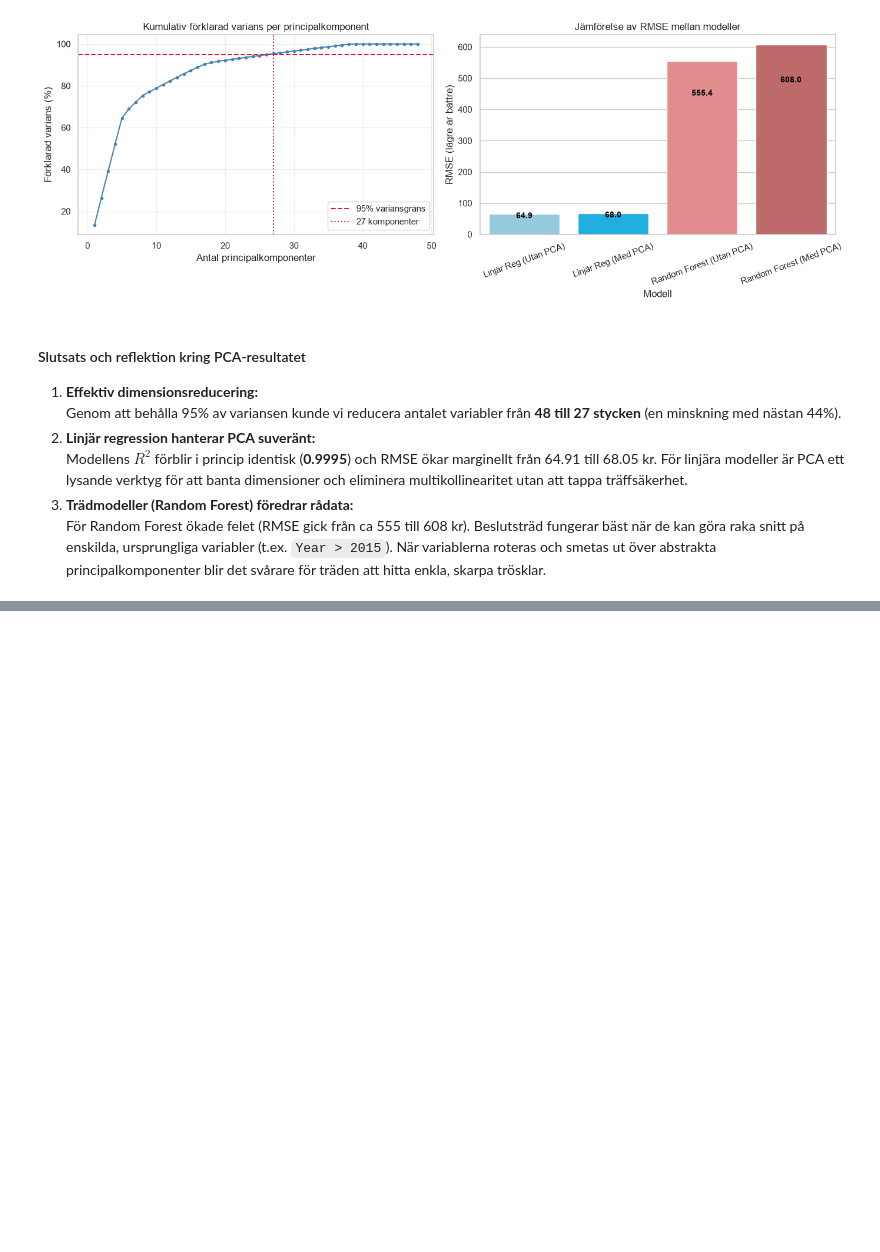
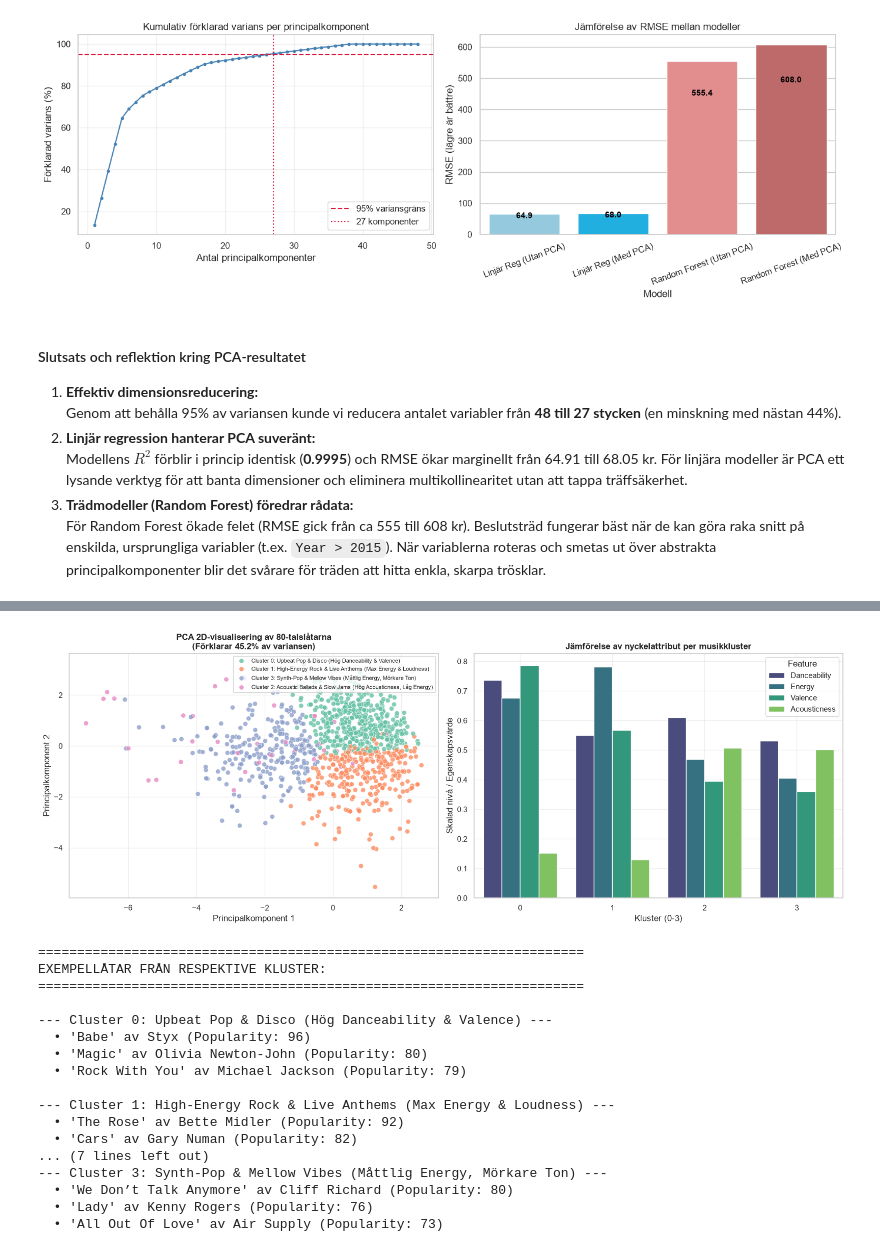
Before and after one commit to OskarUNLEASHED/-vningsuppgifter, a Jupyter notebook: Kunskapskontroll_1.ipynb, the cells around one changed output, grey strips where cells are left out. Drawn from its saved outputs; the diff is of its cells as text; code cells hidden in the pictures; blank space fills up the shorter version.

```diff
--- a/Kunskapskontroll_1.ipynb
+++ b/Kunskapskontroll_1.ipynb
@@ -1677,0 +1931,69 @@ JÄMFÖRELSE AV MODELLER MED OCH UTAN PCA
+# %%
+# 6. Visualisering: PCA i 2D samt representation av låtarna
+pca_spot = PCA(n_components=2, random_state=42)
+coords = pca_spot.fit_transform(X_audio_scaled)
+df_spotify["PC1"] = coords[:, 0]
+df_spotify["PC2"] = coords[:, 1]
+
+# Döpa klustren till musikaliska personas baserat på profilerna
+cluster_names = {
+    0: "Cluster 0: Upbeat Pop & Disco (Hög Danceability & Valence)",
+    1: "Cluster 1: High-Energy Rock & Live Anthems (Max Energy & Loudness)",
+    2: "Cluster 2: Acoustic Ballads & Slow Jams (Hög Acousticness, Låg Energy)",
+    3: "Cluster 3: Synth-Pop & Mellow Vibes (Måttlig Energy, Mörkare Ton)"
+}
+df_spotify["Persona"] = df_spotify["Cluster"].map(cluster_names)
+
+fig, axes = plt.subplots(1, 2, figsize=(16, 6))
+
+# Plot A: PCA 2D projektion
+sns.scatterplot(
+    data=df_spotify, x="PC1", y="PC2", hue="Persona",
+    palette="Set2", alpha=0.8, s=45, ax=axes[0]
+)
+axes[0].set_title(f"PCA 2D-visualisering av 80-talslåtarna\n(Förklarar {sum(pca_spot.explained_variance_ratio_)*100:.1f}% av variansen)", fontweight="bold")
+axes[0].set_xlabel("Principalkomponent 1")
+axes[0].set_ylabel("Principalkomponent 2")
+axes[0].legend(loc="upper right", fontsize=8)
+axes[0].grid(alpha=0.3)
+
+# Plot B: Jämförelse av tre nyckelegenskaper mellan klustren
+profile_plot = cluster_profiles[["Danceability", "Energy", "Valence", "Acousticness"]].reset_index()
+profile_plot_melted = profile_plot.melt(id_vars="Cluster", var_name="Feature", value_name="Värde")
+sns.barplot(data=profile_plot_melted, x="Cluster", y="Värde", hue="Feature", palette="viridis", ax=axes[1])
+axes[1].set_title("Jämförelse av nyckelattribut per musikkluster", fontweight="bold")
+axes[1].set_xlabel("Kluster (0-3)")
+axes[1].set_ylabel("Skalad nivå / Egenskapsvärde")
+axes[1].grid(alpha=0.3)
+
+plt.tight_layout()
+plt.show()
+
+# 7. Exempel på kända låtar från varje kluster
+print("=" * 70)
+print("EXEMPELLÅTAR FRÅN RESPEKTIVE KLUSTER:")
+print("=" * 70)
+for c in range(4):
+    sample_tracks = df_spotify[df_spotify["Cluster"] == c][["Track", "Artist", "Popularity"]].head(3)
+    print(f"\n--- {cluster_names[c]} ---")
+    for _, row in sample_tracks.iterrows():
+        print(f"  • '{row['Track']}' av {row['Artist']} (Popularity: {row['Popularity']})")
+# %% [output]
+[figure, added]
+======================================================================
+EXEMPELLÅTAR FRÅN RESPEKTIVE KLUSTER:
+======================================================================
+
+--- Cluster 0: Upbeat Pop & Disco (Hög Danceability & Valence) ---
+  • 'Babe' av Styx (Popularity: 96)
+  • 'Magic' av Olivia Newton-John (Popularity: 80)
+  • 'Rock With You' av Michael Jackson (Popularity: 79)
+
+--- Cluster 1: High-Energy Rock & Live Anthems (Max Energy & Loudness) ---
+  • 'The Rose' av Bette Midler (Popularity: 92)
+  • 'Cars' av Gary Numan (Popularity: 82)
+... (7 lines left out)
+--- Cluster 3: Synth-Pop & Mellow Vibes (Måttlig Energy, Mörkare Ton) ---
+  • 'We Don’t Talk Anymore' av Cliff Richard (Popularity: 80)
+  • 'Lady' av Kenny Rogers (Popularity: 76)
+  • 'All Out Of Love' av Air Supply (Popularity: 73)
```
Also changed, not shown: parts of 16 cells of this notebook.
